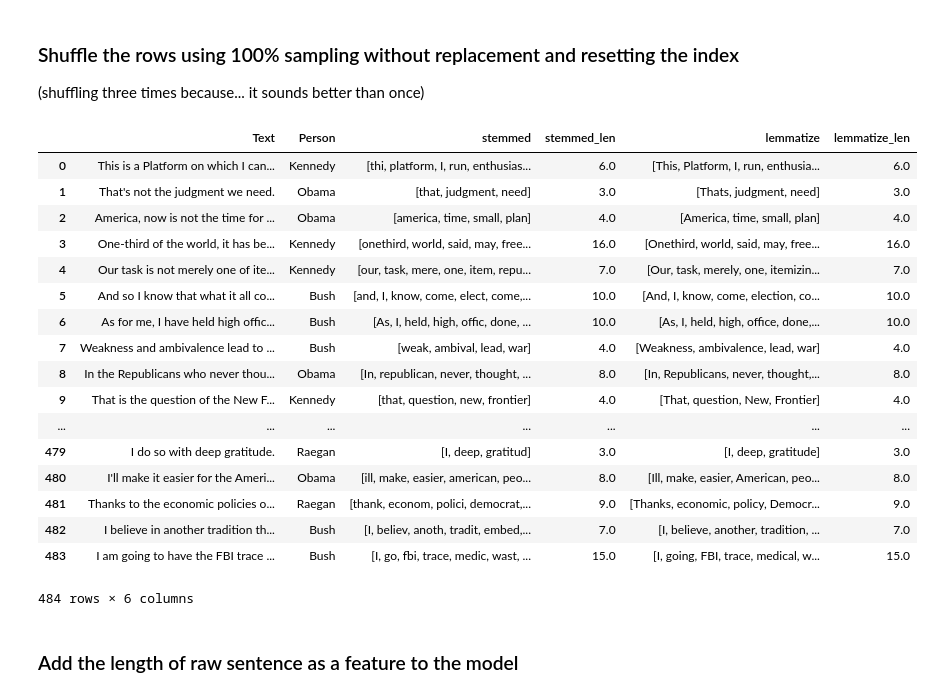
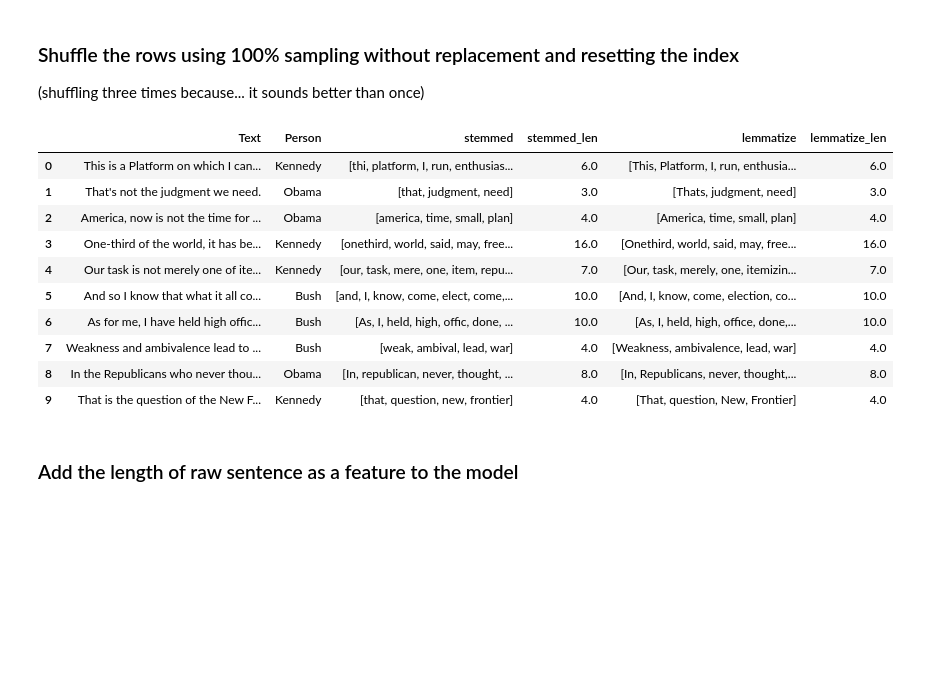
Before and after one commit to 2100mai/Machine_Learning_My_Public_Repo, a Jupyter notebook: NLP_Project_Presidents_Speech.ipynb, the cells around one changed output. Saved outputs shown, nothing was run; the diff lists cells and outputs as text; code cells hidden in the pictures; blank space fills up the shorter version.

```diff
--- a/NLP_Project_Presidents_Speech.ipynb
+++ b/NLP_Project_Presidents_Speech.ipynb
@@ -483,28 +483,21 @@ big_data.shape
 # %%
 # let's shuffle three times
 big_data = big_data.sample(frac=1,replace=False, random_state=42).reset_index(drop=True)
 big_data = big_data.sample(frac=1,replace=False, random_state=42).reset_index(drop=True)
 big_data = big_data.sample(frac=1,replace=False, random_state=42).reset_index(drop=True)
-big_data
+big_data.head(10)
 # %% [output]
 |  | Text | Person | stemmed | stemmed_len | lemmatize | lemmatize_len |
 | 0 | This is a Platform on which I can... | Kennedy | [thi, platform, I, run, enthusias... | 6.0 | [This, Platform, I, run, enthusia... | 6.0 |
 | 1 | That's not the judgment we need. | Obama | [that, judgment, need] | 3.0 | [Thats, judgment, need] | 3.0 |
 | 2 | America, now is not the time for ... | Obama | [america, time, small, plan] | 4.0 | [America, time, small, plan] | 4.0 |
 | 3 | One-third of the world, it has be... | Kennedy | [onethird, world, said, may, free... | 16.0 | [Onethird, world, said, may, free... | 16.0 |
 | 4 | Our task is not merely one of ite... | Kennedy | [our, task, mere, one, item, repu... | 7.0 | [Our, task, merely, one, itemizin... | 7.0 |
 | 5 | And so I know that what it all co... | Bush | [and, I, know, come, elect, come,... | 10.0 | [And, I, know, come, election, co... | 10.0 |
 | 6 | As for me, I have held high offic... | Bush | [As, I, held, high, offic, done, ... | 10.0 | [As, I, held, high, office, done,... | 10.0 |
 | 7 | Weakness and ambivalence lead to ... | Bush | [weak, ambival, lead, war] | 4.0 | [Weakness, ambivalence, lead, war] | 4.0 |
 | 8 | In the Republicans who never thou... | Obama | [In, republican, never, thought, ... | 8.0 | [In, Republicans, never, thought,... | 8.0 |
 | 9 | That is the question of the New F... | Kennedy | [that, question, new, frontier] | 4.0 | [That, question, New, Frontier] | 4.0 |
-| ... | ... | ... | ... | ... | ... | ... |
-| 479 | I do so with deep gratitude. | Raegan | [I, deep, gratitud] | 3.0 | [I, deep, gratitude] | 3.0 |
-| 480 | I'll make it easier for the Ameri... | Obama | [ill, make, easier, american, peo... | 8.0 | [Ill, make, easier, American, peo... | 8.0 |
-| 481 | Thanks to the economic policies o... | Raegan | [thank, econom, polici, democrat,... | 9.0 | [Thanks, economic, policy, Democr... | 9.0 |
-| 482 | I believe in another tradition th... | Bush | [I, believ, anoth, tradit, embed,... | 7.0 | [I, believe, another, tradition, ... | 7.0 |
-| 483 | I am going to have the FBI trace ... | Bush | [I, go, fbi, trace, medic, wast, ... | 15.0 | [I, going, FBI, trace, medical, w... | 15.0 |
-484 rows × 6 columns
 # %% [markdown]
 ### Add the length of raw sentence as a feature to the model
 # %%
```
Also changed, not shown: parts of 4 cells of this notebook, 1 other file.
